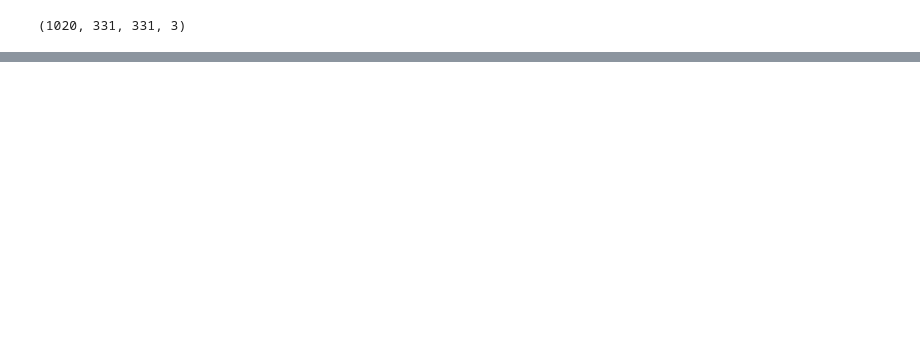
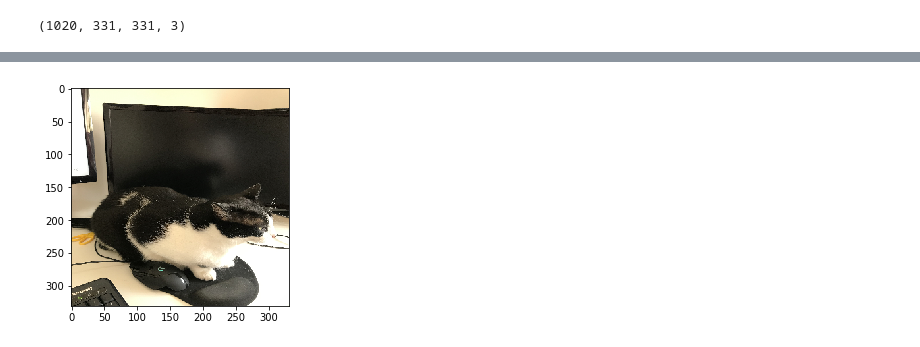
Before and after one commit to luiznonenmacher/cat-classification, a Jupyter notebook: Image Augmentation.ipynb, the cells around one changed output, grey strips where cells are left out. Drawn from its saved outputs; the diff is of its cells as text; code cells hidden in the pictures; blank space fills up the shorter version.

```diff
--- a/Image Augmentation.ipynb
+++ b/Image Augmentation.ipynb
@@ -143,0 +293,5 @@ np.save('data/bottleneck_features/augmented_bottleneck', augmented_bottleneck)
+# %%
+plt.imshow(X_test[27])
+plt.show()
+# %% [output]
+[figure, added]
```
Also changed, not shown: parts of 40 cells of this notebook.
